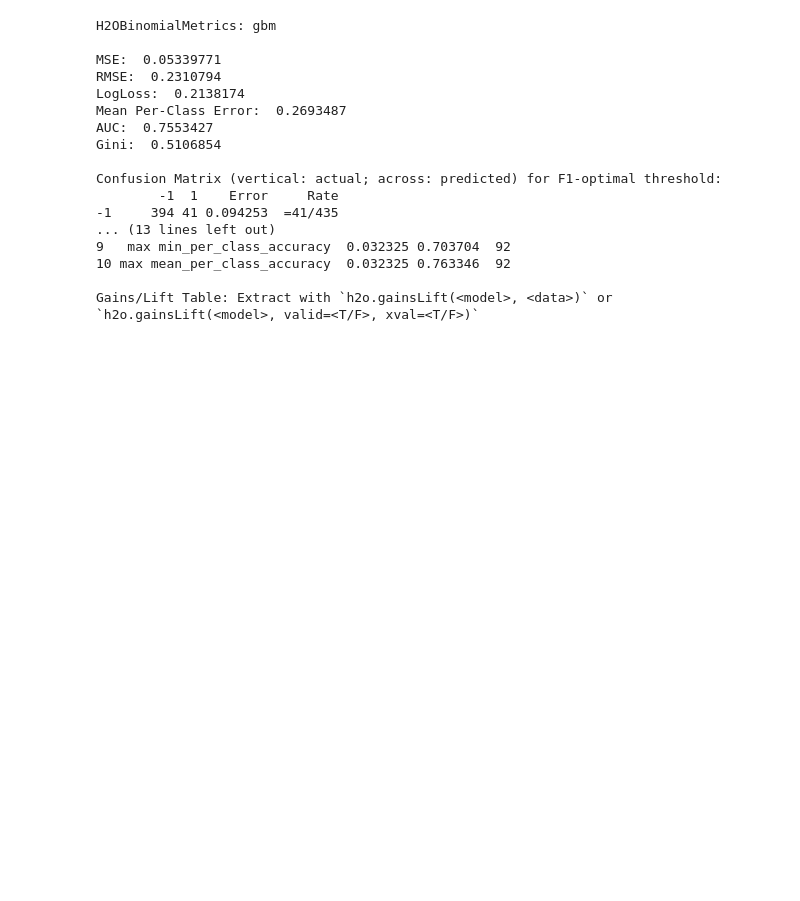
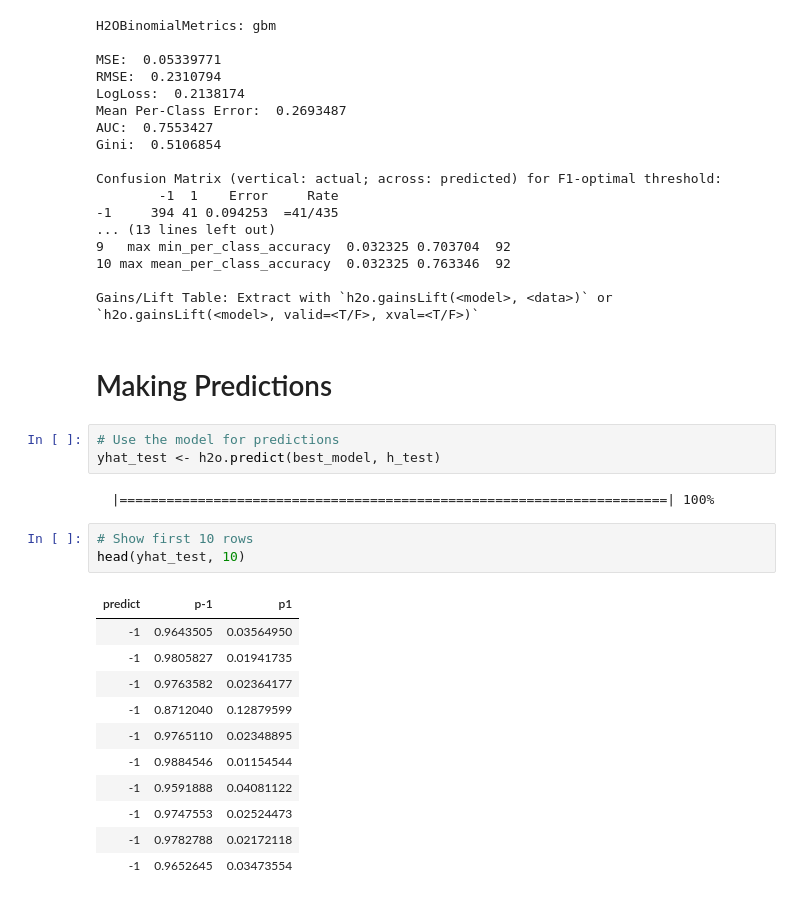
Before and after one commit to woobe/h2o_tutorials, a Jupyter notebook: use_cases/predictive_maintenance/step_02_random_grid_search.ipynb, the cells around one changed output. Drawn from its saved outputs; the diff is of its cells as text; blank space fills up the shorter version.

```diff
--- a/use_cases/predictive_maintenance/step_02_random_grid_search.ipynb
+++ b/use_cases/predictive_maintenance/step_02_random_grid_search.ipynb
@@ -235,3 +235,25 @@ Confusion Matrix (vertical: actual; across: predicted) for F1-optimal threshold:
 10 max mean_per_class_accuracy  0.032325 0.763346  92
 
 Gains/Lift Table: Extract with `h2o.gainsLift(<model>, <data>)` or `h2o.gainsLift(<model>, valid=<T/F>, xval=<T/F>)`
+# %% [markdown]
+# Making Predictions
+# %%
+# Use the model for predictions
+yhat_test <- h2o.predict(best_model, h_test)
+# %% [output]
+  |======================================================================| 100%
+# %%
+# Show first 10 rows
+head(yhat_test, 10)
+# %% [output]
+| predict | p-1 | p1 |
+| -1 | 0.9643505 | 0.03564950 |
+| -1 | 0.9805827 | 0.01941735 |
+| -1 | 0.9763582 | 0.02364177 |
+| -1 | 0.8712040 | 0.12879599 |
+| -1 | 0.9765110 | 0.02348895 |
+| -1 | 0.9884546 | 0.01154544 |
+| -1 | 0.9591888 | 0.04081122 |
+| -1 | 0.9747553 | 0.02524473 |
+| -1 | 0.9782788 | 0.02172118 |
+| -1 | 0.9652645 | 0.03473554 |
```
Also changed, not shown: parts of 2 cells of this notebook, 3 other files.
